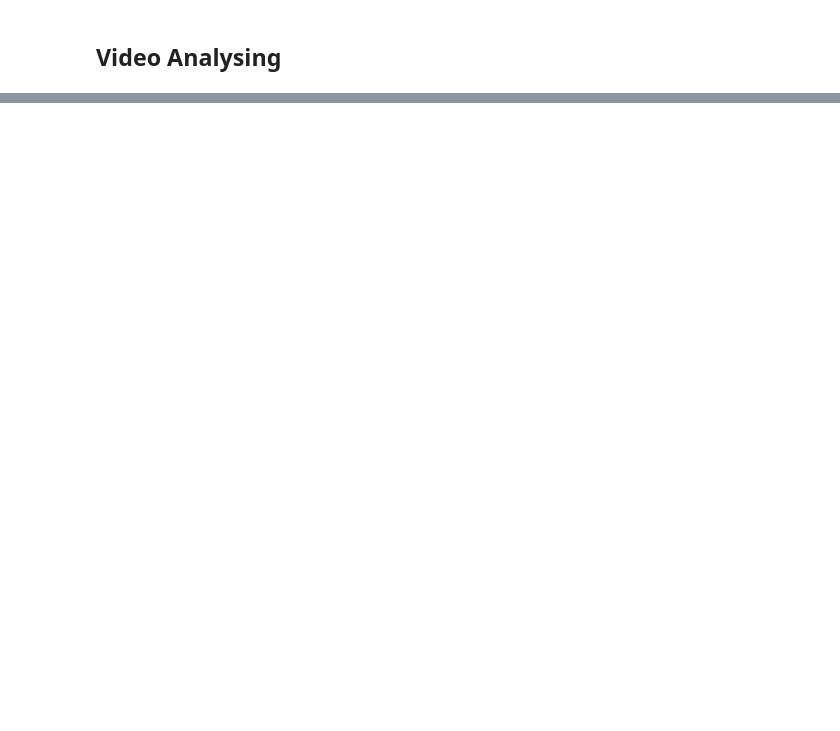
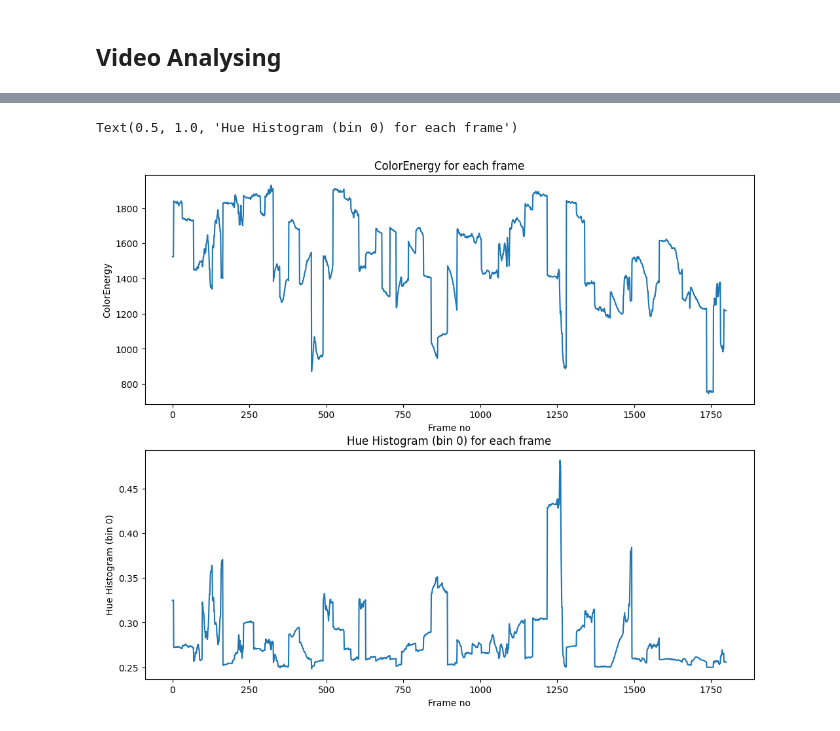
Before and after one commit to JTMalczewski/MultimodalEmotionRecognition, a Jupyter notebook: main.ipynb, the cells around one changed output, grey strips where cells are left out. Drawn from its saved outputs; the diff is of its cells as text; code cells hidden in the pictures; blank space fills up the shorter version.

```diff
--- a/main.ipynb
+++ b/main.ipynb
@@ -89,0 +210,65 @@ with open('s01.dat', 'rb') as f:
+# %%
+def calculate_color_energy(hsv_frame):
+    """
+    Calculate ColorEnergy for a given frame in HSV space.
+    Parameters:
+        hsv_frame (np.array): Input frame in HSV color space.
+    Returns:
+        color_energy (float): The ColorEnergy of the frame.
+        hue_histogram (np.array): 16-bin hue histogram of the frame.
+    """
+    h, s, v = cv2.split(hsv_frame)
+    pixel_num = h.size
+    hue_histogram = cv2.calcHist([h], [0], None, [16], [0, 180])
+    hue_histogram = hue_histogram / pixel_num
+    std_hist = np.std(hue_histogram)
+    if std_hist < 1e-6:
+        std_hist = 1e-6
+    color_energy = np.sum((s * v)) / (std_hist * pixel_num)
+
+    return color_energy, hue_histogram
+
+def process_video(video_path):
+    """
+    Process the video to calculate ColorEnergy and hue histogram for each frame.
+    Parameters:
+        video_path (str): Path to the input video.
+    Returns:
+        results (list): List of tuples containing ColorEnergy and hue histogram for each frame.
+    """
+    cap = cv2.VideoCapture(video_path)
+    results = []
+    frame_count = 0
+    while cap.isOpened():
+        ret, frame = cap.read()
+
+        if not ret:
+            break
+
+        hsv_frame = cv2.cvtColor(frame, cv2.COLOR_BGR2HSV)
+        color_energy, hue_histogram = calculate_color_energy(hsv_frame)
+        results.append((color_energy, hue_histogram))
+
+        frame_count += 1
+
+    cap.release()
+
+    return results
+
+video_path = './data/video_edited/vid_6.mp4'
+results = process_video(video_path)
+
+plt.figure(figsize=(12, 10))
+plt.subplot(2, 1, 1)
+plt.plot([color_energy for color_energy, _ in results])
+plt.xlabel('Frame no')
+plt.ylabel('ColorEnergy')
+plt.title('ColorEnergy for each frame')
+plt.subplot(2, 1, 2)
+plt.plot([hue_histogram[0] for _, hue_histogram in results])
+plt.xlabel('Frame no')
+plt.ylabel('Hue Histogram (bin 0)')
+plt.title('Hue Histogram (bin 0) for each frame')
+# %% [output]
+Text(0.5, 1.0, 'Hue Histogram (bin 0) for each frame')
+[figure, added]
```
Also changed, not shown: parts of 25 cells of this notebook, 23 other files.
